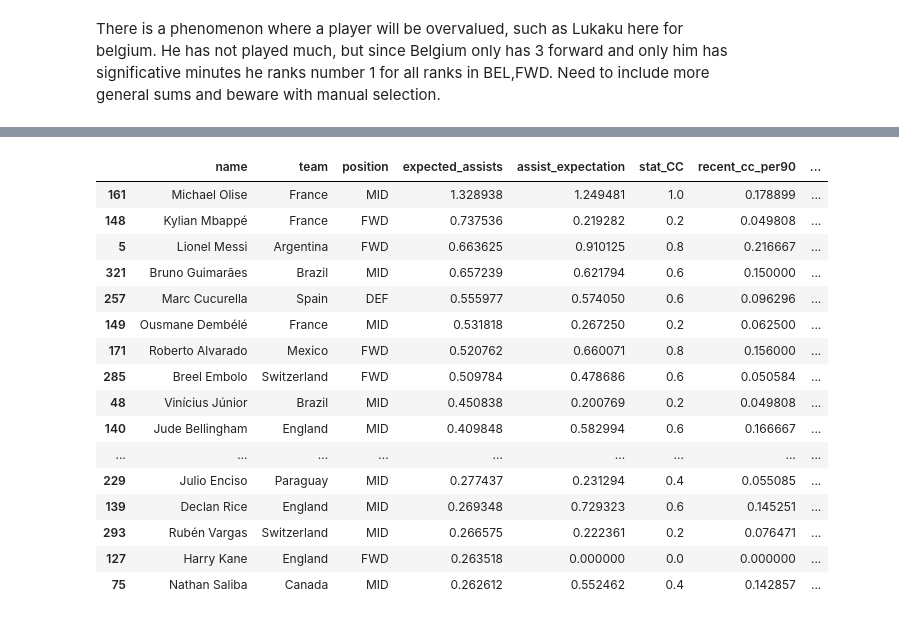
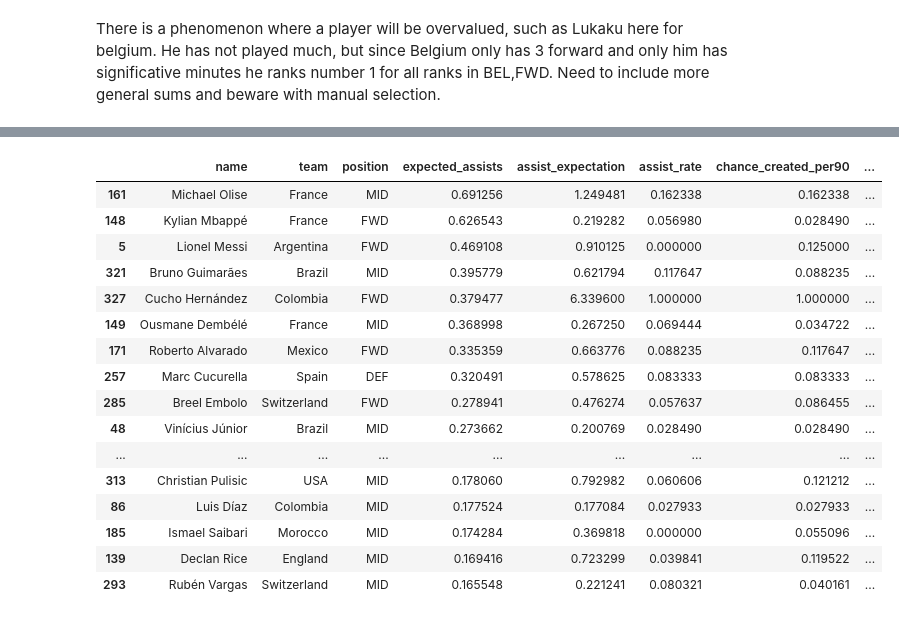
Before and after one commit to pedrosalgado22/Fantasy2026, a Jupyter notebook: algorithm.ipynb, the cells around one changed output, grey strips where cells are left out. Drawn from its saved outputs; the diff is of its cells as text; code cells hidden in the pictures.

```diff
--- a/algorithm.ipynb
+++ b/algorithm.ipynb
@@ -397,16 +412,16 @@ df["lambda_goal"] = -np.log(
 )
 
 lambda_adj = (
-    0.80 * df["lambda_goal"]                          # dominant: Betano's model
+    0.8 * df["lambda_goal"]                          # dominant: Betano's model
       + 0.05 * df["recent_goals_last3"]
-      + 0.05 * df["team_score_2_prob"]
-      + 0.02 * df["stat_GS"]
-      + 0.03 * df["stat_ST"]
-      + 0.05 * df["price"]
+      + 0.02 * df["team_score_2_prob"]
+      + 0.05* df["stat_GS"]
+      + 0.05 * df["stat_ST"]
+      + 0.03 * df["price"]
   )
 
 # expected_goals is λ (not a probability — can exceed 1 for elite strikers)
-df["prob_scores"] = lambda_adj.clip(lower=0) * df["prob_plays_60min"] * 1.1
+df["prob_scores"] = lambda_adj.clip(lower=0) * df["prob_plays_60min"] * 1.5
 # %%
 cols = [
     "name",
@@ -446,11 +461,9 @@ df[cols].sort_values("prob_scores", ascending=False).head(30)
 # %%
+df["team_component"] = df["team_score_2_prob"] * df["prob_scores"]
 prob_assists = (
-    0.15 * df["chance_created_per90"]
-  + 0.20 * df["stat_CC"]
-  + 0.15 * df["prob_scores"]
-  + 0.15 * df["team_score_2_prob"]
-  + 0.15 * df["recent_assists_last3"]
-  + 0.10 * df["price"]
+    0.5 * df["chance_created_per90"]
+  + 0.2 * df["team_component"]
+  + 0.15 * df["assist_rate"]
   + 0.15 * df["stat_AS"]
 )
 
@@ -458,42 +471,42 @@ df["lambda_assist"] = -np.log(
     (1 - prob_assists).clip(lower=0.001)
 )
 
-df["expected_assists"] = df["lambda_assist"].clip(lower=0) * df["prob_plays_60min"]
+df["expected_assists"] = df["lambda_assist"].clip(lower=0) * df["prob_plays_60min"] * 2
 # %%
 cols = [
     "name",
     "team",
     "position",
     "expected_assists",
     "assist_expectation",
-    "stat_CC",
-    "recent_cc_per90",
+    "assist_rate",
+    "chance_created_per90",
     "team_score_2_prob",
     "recent_assists_last3",
-    "price",
+    "team_component",
     "prob_plays_60min",
     "stat_AS",
 ]
 
 df[cols].sort_values("expected_assists", ascending=False).head(30)
 # %% [output]
-|  | name | team | position | expected_assists | assist_expectation | stat_CC | recent_cc_per90 | ... |
-| 161 | Michael Olise | France | MID | 1.328938 | 1.249481 | 1.0 | 0.178899 | ... |
-| 148 | Kylian Mbappé | France | FWD | 0.737536 | 0.219282 | 0.2 | 0.049808 | ... |
-| 5 | Lionel Messi | Argentina | FWD | 0.663625 | 0.910125 | 0.8 | 0.216667 | ... |
-| 321 | Bruno Guimarães | Brazil | MID | 0.657239 | 0.621794 | 0.6 | 0.150000 | ... |
-| 257 | Marc Cucurella | Spain | DEF | 0.555977 | 0.574050 | 0.6 | 0.096296 | ... |
-| 149 | Ousmane Dembélé | France | MID | 0.531818 | 0.267250 | 0.2 | 0.062500 | ... |
-| 171 | Roberto Alvarado | Mexico | FWD | 0.520762 | 0.660071 | 0.8 | 0.156000 | ... |
-| 285 | Breel Embolo | Switzerland | FWD | 0.509784 | 0.478686 | 0.6 | 0.050584 | ... |
-| 48 | Vinícius Júnior | Brazil | MID | 0.450838 | 0.200769 | 0.2 | 0.049808 | ... |
-| 140 | Jude Bellingham | England | MID | 0.409848 | 0.582994 | 0.6 | 0.166667 | ... |
+|  | name | team | position | expected_assists | assist_expectation | assist_rate | chance_created_per90 | ... |
+| 161 | Michael Olise | France | MID | 0.691256 | 1.249481 | 0.162338 | 0.162338 | ... |
+| 148 | Kylian Mbappé | France | FWD | 0.626543 | 0.219282 | 0.056980 | 0.028490 | ... |
+| 5 | Lionel Messi | Argentina | FWD | 0.469108 | 0.910125 | 0.000000 | 0.125000 | ... |
+| 321 | Bruno Guimarães | Brazil | MID | 0.395779 | 0.621794 | 0.117647 | 0.088235 | ... |
+| 327 | Cucho Hernández | Colombia | FWD | 0.379477 | 6.339600 | 1.000000 | 1.000000 | ... |
+| 149 | Ousmane Dembélé | France | MID | 0.368998 | 0.267250 | 0.069444 | 0.034722 | ... |
+| 171 | Roberto Alvarado | Mexico | FWD | 0.335359 | 0.663776 | 0.088235 | 0.117647 | ... |
+| 257 | Marc Cucurella | Spain | DEF | 0.320491 | 0.578625 | 0.083333 | 0.083333 | ... |
+| 285 | Breel Embolo | Switzerland | FWD | 0.278941 | 0.476274 | 0.057637 | 0.086455 | ... |
+| 48 | Vinícius Júnior | Brazil | MID | 0.273662 | 0.200769 | 0.028490 | 0.028490 | ... |
 | ... | ... | ... | ... | ... | ... | ... | ... | ... |
-| 229 | Julio Enciso | Paraguay | MID | 0.277437 | 0.231294 | 0.4 | 0.055085 | ... |
-| 139 | Declan Rice | England | MID | 0.269348 | 0.729323 | 0.6 | 0.145251 | ... |
-| 293 | Rubén Vargas | Switzerland | MID | 0.266575 | 0.222361 | 0.2 | 0.076471 | ... |
-| 127 | Harry Kane | England | FWD | 0.263518 | 0.000000 | 0.0 | 0.000000 | ... |
-| 75 | Nathan Saliba | Canada | MID | 0.262612 | 0.552462 | 0.4 | 0.142857 | ... |
+| 313 | Christian Pulisic | USA | MID | 0.178060 | 0.792982 | 0.060606 | 0.121212 | ... |
+| 86 | Luis Díaz | Colombia | MID | 0.177524 | 0.177084 | 0.027933 | 0.027933 | ... |
+| 185 | Ismael Saibari | Morocco | MID | 0.174284 | 0.369818 | 0.000000 | 0.055096 | ... |
+| 139 | Declan Rice | England | MID | 0.169416 | 0.723299 | 0.039841 | 0.119522 | ... |
+| 293 | Rubén Vargas | Switzerland | MID | 0.165548 | 0.221241 | 0.080321 | 0.040161 | ... |
 # %%
 position_yc_modifier = {
     "GK": 0.15,
```
Also changed, not shown: parts of 23 cells of this notebook, 10 other files.
